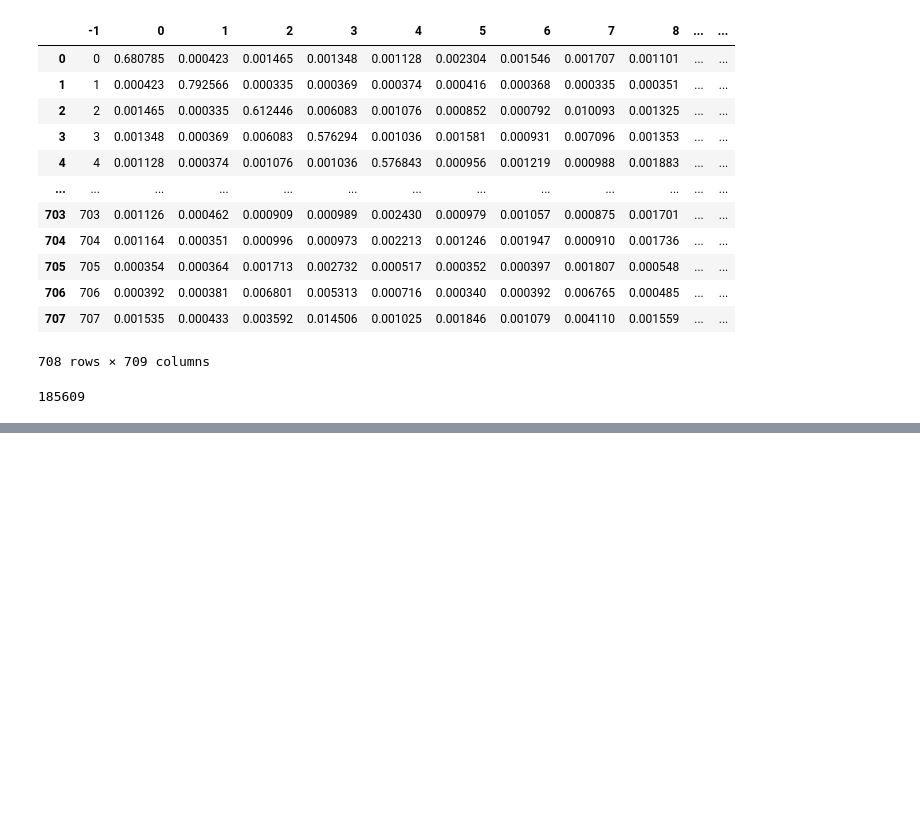
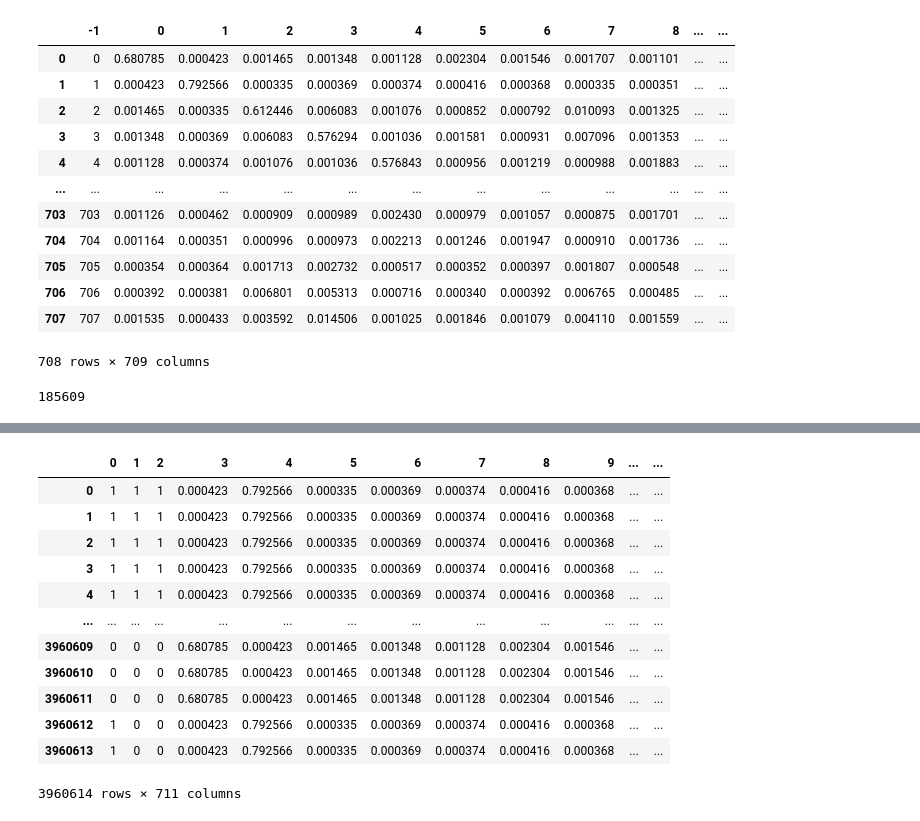
Before and after one commit to aminkhod/Drug-discovery, a Jupyter notebook: P2_Data preparing.ipynb, the cells around one changed output, grey strips where cells are left out. Saved outputs shown, nothing was run; the diff lists cells and outputs as text; code cells hidden in the pictures; blank space fills up the shorter version.

```diff
--- a/P2_Data preparing.ipynb
+++ b/P2_Data preparing.ipynb
@@ -170,3 +170,19 @@ print(F.shape)
+# %%
+F
+# %% [output]
+|  | 0 | 1 | 2 | 3 | 4 | 5 | 6 | 7 | 8 | 9 | ... | ... |
+| 0 | 1 | 1 | 1 | 0.000423 | 0.792566 | 0.000335 | 0.000369 | 0.000374 | 0.000416 | 0.000368 | ... | ... |
+| 1 | 1 | 1 | 1 | 0.000423 | 0.792566 | 0.000335 | 0.000369 | 0.000374 | 0.000416 | 0.000368 | ... | ... |
+| 2 | 1 | 1 | 1 | 0.000423 | 0.792566 | 0.000335 | 0.000369 | 0.000374 | 0.000416 | 0.000368 | ... | ... |
+| 3 | 1 | 1 | 1 | 0.000423 | 0.792566 | 0.000335 | 0.000369 | 0.000374 | 0.000416 | 0.000368 | ... | ... |
+| 4 | 1 | 1 | 1 | 0.000423 | 0.792566 | 0.000335 | 0.000369 | 0.000374 | 0.000416 | 0.000368 | ... | ... |
+| ... | ... | ... | ... | ... | ... | ... | ... | ... | ... | ... | ... | ... |
+| 3960609 | 0 | 0 | 0 | 0.680785 | 0.000423 | 0.001465 | 0.001348 | 0.001128 | 0.002304 | 0.001546 | ... | ... |
+| 3960610 | 0 | 0 | 0 | 0.680785 | 0.000423 | 0.001465 | 0.001348 | 0.001128 | 0.002304 | 0.001546 | ... | ... |
+| 3960611 | 0 | 0 | 0 | 0.680785 | 0.000423 | 0.001465 | 0.001348 | 0.001128 | 0.002304 | 0.001546 | ... | ... |
+| 3960612 | 1 | 0 | 0 | 0.000423 | 0.792566 | 0.000335 | 0.000369 | 0.000374 | 0.000416 | 0.000368 | ... | ... |
+| 3960613 | 1 | 0 | 0 | 0.000423 | 0.792566 | 0.000335 | 0.000369 | 0.000374 | 0.000416 | 0.000368 | ... | ... |
+3960614 rows × 711 columns
 # %%
 for k in range(len(Diseasesim.iloc[0,:])-1):
     F[k - 1 + len(Drugsim.iloc[0,:]) + 3] = F['1'].map(Diseasesim.set_index('-1')[k])
```
Also changed, not shown: parts of 3 cells of this notebook.
